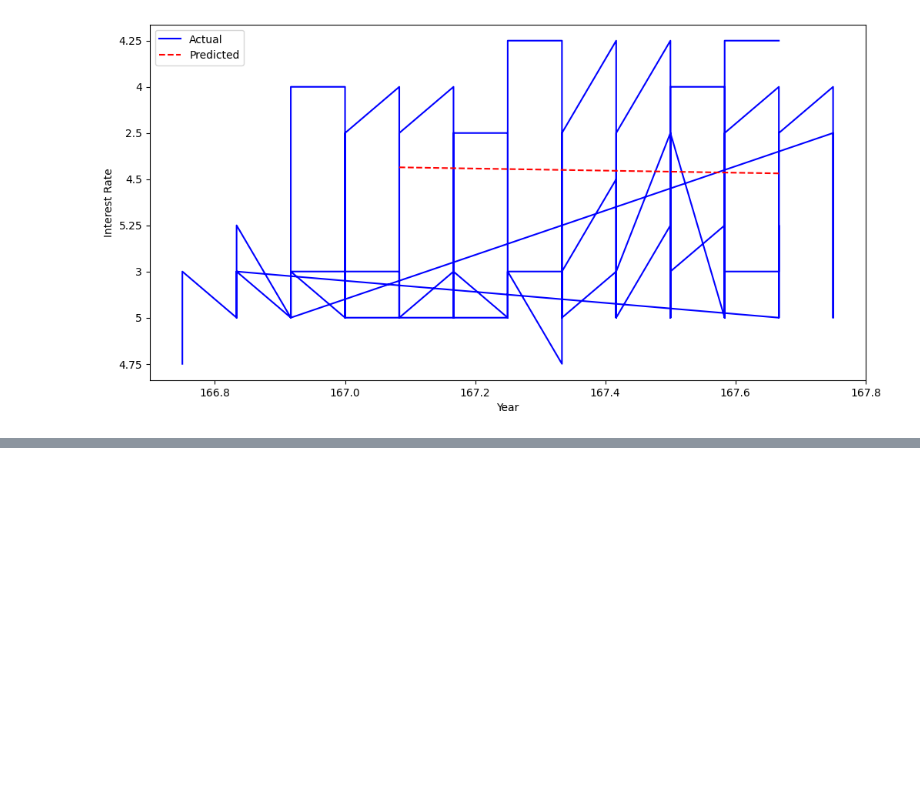
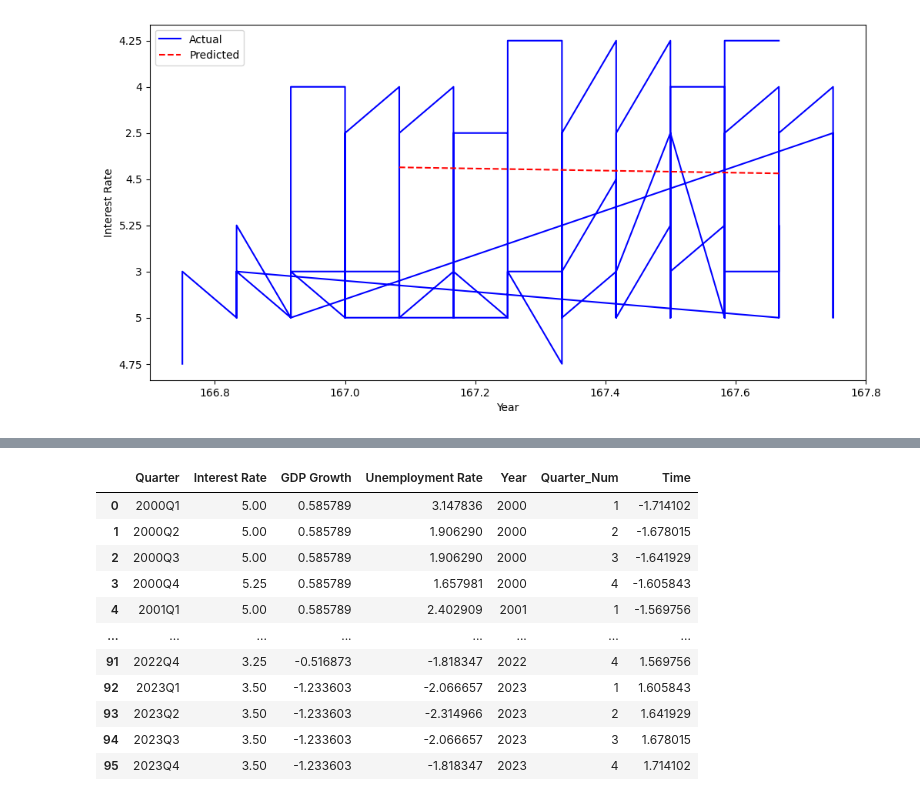
Before and after one commit to JinGunseon/MachineLearning, a Jupyter notebook: InterestRateExpectation.ipynb, the cells around one changed output, grey strips where cells are left out. Drawn from its saved outputs; the diff is of its cells as text; code cells hidden in the pictures; blank space fills up the shorter version.

```diff
--- a/InterestRateExpectation.ipynb
+++ b/InterestRateExpectation.ipynb
@@ -89,0 +158,78 @@ RMSE:  1.1018320218344404
+# %%
+import requests
+import pandas as pd
+from sklearn.preprocessing import StandardScaler
+
+API_KEY = "D0B6SPV5M22B27X465O3"
+
+# 금리 데이터 가져오기(분기별)
+rate_url = f"https://ecos.bok.or.kr/api/StatisticSearch/{API_KEY}/json/en/1/100/722Y001/Q/2000Q1/2024Q4/0101000"
+rate_data = requests.get(rate_url).json()
+rate_df = pd.DataFrame(rate_data['StatisticSearch']['row'])[['TIME', 'DATA_VALUE']]
+rate_df.columns = ['Quarter', 'Interest Rate']
+
+# GDP 성장률 데이터 가져오기(연간 데이터)
+gdp_url = f"https://ecos.bok.or.kr/api/StatisticSearch/{API_KEY}/json/en/1/100/251Y003/A/2000/2024/S/NS1D"
+gdp_data = requests.get(gdp_url).json()
+gdp_df = pd.DataFrame(gdp_data['StatisticSearch']['row'])[['TIME', 'DATA_VALUE']]
+gdp_df.columns = ['Year', 'GDP Growth']
+
+# 🚀 [중요] 첫 연도의 NaN 값 채우기 (Deprecated 경고 해결)
+gdp_df['GDP Growth'] = gdp_df['GDP Growth'].bfill()  # `fillna(method='bfill')` 대신 사용. 첫 연도 값 채움
+
+# 🛠 GDP 성장률을 연간 → 분기별 성장률로 변환 (연간 성장률을 4등분)
+gdp_df['Year'] = gdp_df['Year'].astype(int)  # 연도 정수 변환
+gdp_df['GDP Growth'] = gdp_df['GDP Growth'].astype(float)  # 숫자로 변환
+
+# 📌 분기별 성장률 데이터 생성
+quarterly_gdp = []
+for _, row in gdp_df.iterrows():
+    year = int(row['Year'])
+    annual_growth = row['GDP Growth']
+    quarterly_growth = annual_growth / 4  # 연간 성장률을 4등분
+
+    # 각 연도의 4개 분기를 생성
+    for q in range(1, 5):
+        quarterly_gdp.append({'Quarter': f"{year}Q{q}", 'GDP Growth': quarterly_growth})
+
+# 분기별 GDP 성장률 데이터프레임 생성
+gdp_quarterly_df = pd.DataFrame(quarterly_gdp)
+
+
+# 실업률 데이터 가져오기(분기별)
+unemployment_url = f"https://ecos.bok.or.kr/api/StatisticSearch/{API_KEY}/json/en/1/100/901Y027/Q/2000Q1/2024Q4/I61BC/I28B"
+unemployment_data = requests.get(unemployment_url).json()
+unemployment_df = pd.DataFrame(unemployment_data['StatisticSearch']['row'])[['TIME', 'DATA_VALUE']]
+unemployment_df.columns = ['Quarter', 'Unemployment Rate']
+
+# 데이터 병합
+df = rate_df.merge(gdp_quarterly_df, on='Quarter', how='left')
+df = df.merge(unemployment_df, on='Quarter', how='left')
+
+# 🛠 NaN 확인
+print("🔍 NaN 개수 확인 (병합 후):")
+print(df.isna().sum())  # 어느 변수에 NaN이 있는지 확인
+display(gdp_quarterly_df)
+display(df)
+
+# 🛠 NaN 제거
+df.dropna(inplace=True)  # NaN 포함된 행 삭제
+
+# 숫자로 변환
+df[['Interest Rate', 'GDP Growth', 'Unemployment Rate']] = df[['Interest Rate', 'GDP Growth', 'Unemployment Rate']].astype(float)
+
+# 날짜 변수를 숫자로 변환
+df['Year'] = df['Quarter'].str[:4].astype(int)  # 연도 추출
+df['Quarter_Num'] = df['Quarter'].str[-1].astype(int)  # 분기 번호 추출
+df['Time'] = df['Year'] + (df['Quarter_Num'] - 1) / 4  # 연도+분기 정규화
+
+# 특성(Features) 설정
+features = ['Time', 'GDP Growth', 'Unemployment Rate']
+scaler = StandardScaler()
+df[features] = scaler.fit_transform(df[features])
+
+
+# 데이터 확인
+print("금리 예측 데이터")
+display(df)
+# %% [output]
@@ -89,0 +269,12 @@ RMSE:  1.1018320218344404
+|  | Quarter | Interest Rate | GDP Growth | Unemployment Rate | Year | Quarter_Num | Time |
+| 0 | 2000Q1 | 5.00 | 0.585789 | 3.147836 | 2000 | 1 | -1.714102 |
+| 1 | 2000Q2 | 5.00 | 0.585789 | 1.906290 | 2000 | 2 | -1.678015 |
+| 2 | 2000Q3 | 5.00 | 0.585789 | 1.906290 | 2000 | 3 | -1.641929 |
+| 3 | 2000Q4 | 5.25 | 0.585789 | 1.657981 | 2000 | 4 | -1.605843 |
+| 4 | 2001Q1 | 5.00 | 0.585789 | 2.402909 | 2001 | 1 | -1.569756 |
+| ... | ... | ... | ... | ... | ... | ... | ... |
+| 91 | 2022Q4 | 3.25 | -0.516873 | -1.818347 | 2022 | 4 | 1.569756 |
+| 92 | 2023Q1 | 3.50 | -1.233603 | -2.066657 | 2023 | 1 | 1.605843 |
+| 93 | 2023Q2 | 3.50 | -1.233603 | -2.314966 | 2023 | 2 | 1.641929 |
+| 94 | 2023Q3 | 3.50 | -1.233603 | -2.066657 | 2023 | 3 | 1.678015 |
+| 95 | 2023Q4 | 3.50 | -1.233603 | -1.818347 | 2023 | 4 | 1.714102 |
```
Also changed, not shown: parts of 15 cells of this notebook.
